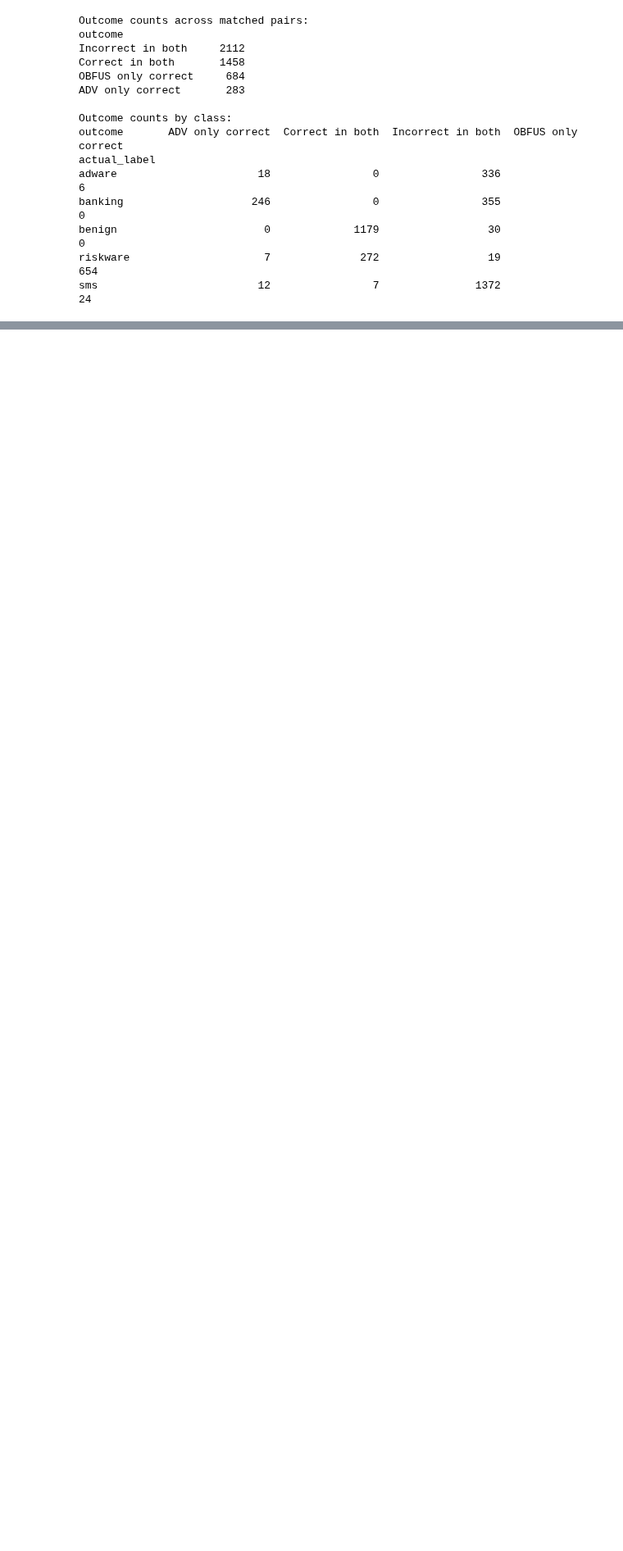
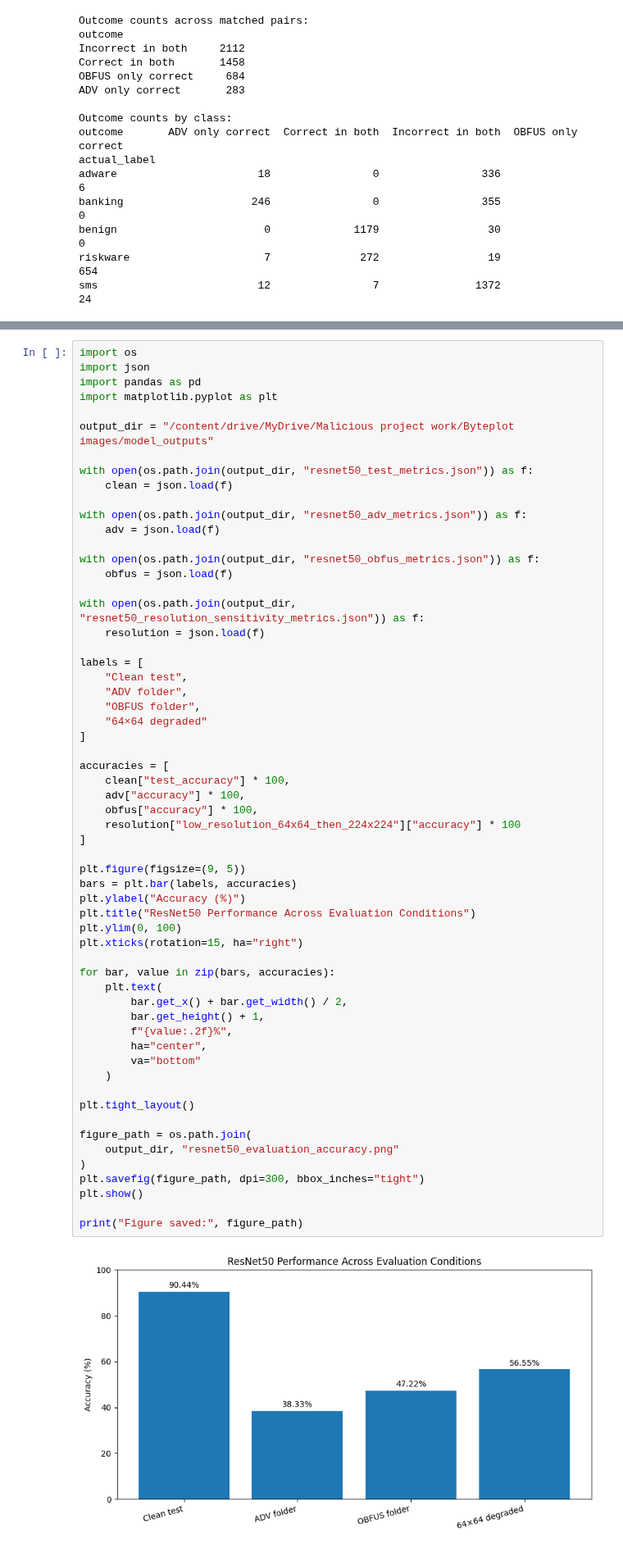
Before and after one commit to swapnasaina274/malicious-mobile-app-detection, a Jupyter notebook: byteplot work.ipynb, the cells around one changed output, grey strips where cells are left out. Shown at 82% size. Drawn from its saved outputs; the diff is of its cells as text; blank space fills up the shorter version.

```diff
--- a/byteplot work.ipynb
+++ b/byteplot work.ipynb
@@ -5066,0 +5183,61 @@ actual_label  ADV only correct  Correct in both  Incorrect in both  OBFUS only c
+# %%
+import os
+import json
+import pandas as pd
+import matplotlib.pyplot as plt
+
+output_dir = "/content/drive/MyDrive/Malicious project work/Byteplot images/model_outputs"
+
+with open(os.path.join(output_dir, "resnet50_test_metrics.json")) as f:
+    clean = json.load(f)
+
+with open(os.path.join(output_dir, "resnet50_adv_metrics.json")) as f:
+    adv = json.load(f)
+
+with open(os.path.join(output_dir, "resnet50_obfus_metrics.json")) as f:
+    obfus = json.load(f)
+
+with open(os.path.join(output_dir, "resnet50_resolution_sensitivity_metrics.json")) as f:
+    resolution = json.load(f)
+
+labels = [
+    "Clean test",
+    "ADV folder",
+    "OBFUS folder",
+    "64×64 degraded"
+]
+
+accuracies = [
+    clean["test_accuracy"] * 100,
+    adv["accuracy"] * 100,
+    obfus["accuracy"] * 100,
+    resolution["low_resolution_64x64_then_224x224"]["accuracy"] * 100
+]
+
+plt.figure(figsize=(9, 5))
+bars = plt.bar(labels, accuracies)
+plt.ylabel("Accuracy (%)")
+plt.title("ResNet50 Performance Across Evaluation Conditions")
+plt.ylim(0, 100)
+plt.xticks(rotation=15, ha="right")
+
+for bar, value in zip(bars, accuracies):
+    plt.text(
+        bar.get_x() + bar.get_width() / 2,
+        bar.get_height() + 1,
+        f"{value:.2f}%",
+        ha="center",
+        va="bottom"
+    )
+
+plt.tight_layout()
+
+figure_path = os.path.join(
+    output_dir, "resnet50_evaluation_accuracy.png"
+)
+plt.savefig(figure_path, dpi=300, bbox_inches="tight")
+plt.show()
+
+print("Figure saved:", figure_path)
+# %% [output]
+[figure, added]
```
Also changed, not shown: parts of 43 cells of this notebook.
